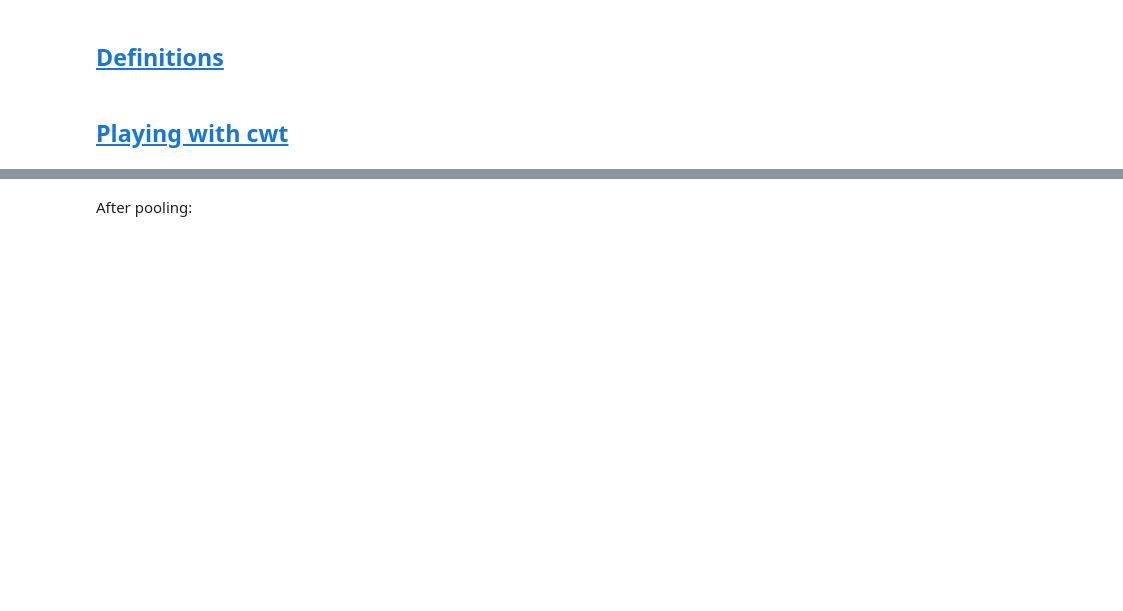
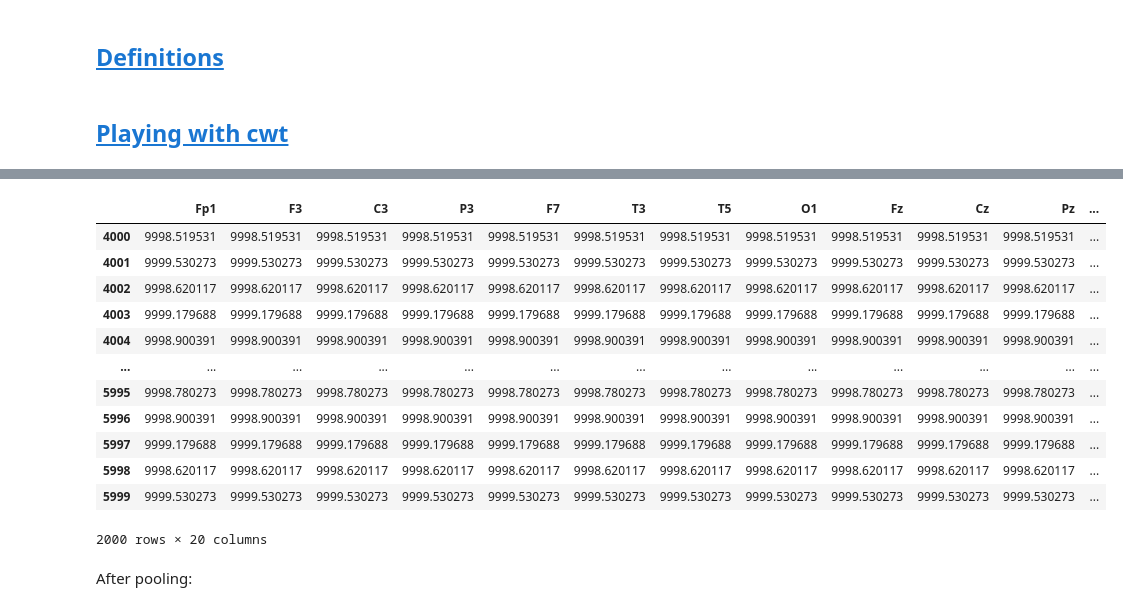
Before and after one commit to epplugins/hms, a Jupyter notebook: feateng/05_wavelets.ipynb, the cells around one changed output, grey strips where cells are left out. Saved outputs shown, nothing was run; the diff lists cells and outputs as text; code cells hidden in the pictures; blank space fills up the shorter version.

```diff
--- a/feateng/05_wavelets.ipynb
+++ b/feateng/05_wavelets.ipynb
@@ -274,3 +292,19 @@ print(coeff.shape)
+# %%
+eeg_absolute[4000:6000]
+# %% [output]
+|  | Fp1 | F3 | C3 | P3 | F7 | T3 | T5 | O1 | Fz | Cz | Pz | ... |
+| 4000 | 9998.519531 | 9998.519531 | 9998.519531 | 9998.519531 | 9998.519531 | 9998.519531 | 9998.519531 | 9998.519531 | 9998.519531 | 9998.519531 | 9998.519531 | ... |
+| 4001 | 9999.530273 | 9999.530273 | 9999.530273 | 9999.530273 | 9999.530273 | 9999.530273 | 9999.530273 | 9999.530273 | 9999.530273 | 9999.530273 | 9999.530273 | ... |
+| 4002 | 9998.620117 | 9998.620117 | 9998.620117 | 9998.620117 | 9998.620117 | 9998.620117 | 9998.620117 | 9998.620117 | 9998.620117 | 9998.620117 | 9998.620117 | ... |
+| 4003 | 9999.179688 | 9999.179688 | 9999.179688 | 9999.179688 | 9999.179688 | 9999.179688 | 9999.179688 | 9999.179688 | 9999.179688 | 9999.179688 | 9999.179688 | ... |
+| 4004 | 9998.900391 | 9998.900391 | 9998.900391 | 9998.900391 | 9998.900391 | 9998.900391 | 9998.900391 | 9998.900391 | 9998.900391 | 9998.900391 | 9998.900391 | ... |
+| ... | ... | ... | ... | ... | ... | ... | ... | ... | ... | ... | ... | ... |
+| 5995 | 9998.780273 | 9998.780273 | 9998.780273 | 9998.780273 | 9998.780273 | 9998.780273 | 9998.780273 | 9998.780273 | 9998.780273 | 9998.780273 | 9998.780273 | ... |
+| 5996 | 9998.900391 | 9998.900391 | 9998.900391 | 9998.900391 | 9998.900391 | 9998.900391 | 9998.900391 | 9998.900391 | 9998.900391 | 9998.900391 | 9998.900391 | ... |
+| 5997 | 9999.179688 | 9999.179688 | 9999.179688 | 9999.179688 | 9999.179688 | 9999.179688 | 9999.179688 | 9999.179688 | 9999.179688 | 9999.179688 | 9999.179688 | ... |
+| 5998 | 9998.620117 | 9998.620117 | 9998.620117 | 9998.620117 | 9998.620117 | 9998.620117 | 9998.620117 | 9998.620117 | 9998.620117 | 9998.620117 | 9998.620117 | ... |
+| 5999 | 9999.530273 | 9999.530273 | 9999.530273 | 9999.530273 | 9999.530273 | 9999.530273 | 9999.530273 | 9999.530273 | 9999.530273 | 9999.530273 | 9999.530273 | ... |
+2000 rows × 20 columns
 # %% [markdown]
 After pooling:
 # %%
```
Also changed, not shown: parts of 9 cells of this notebook, 1 other file.
